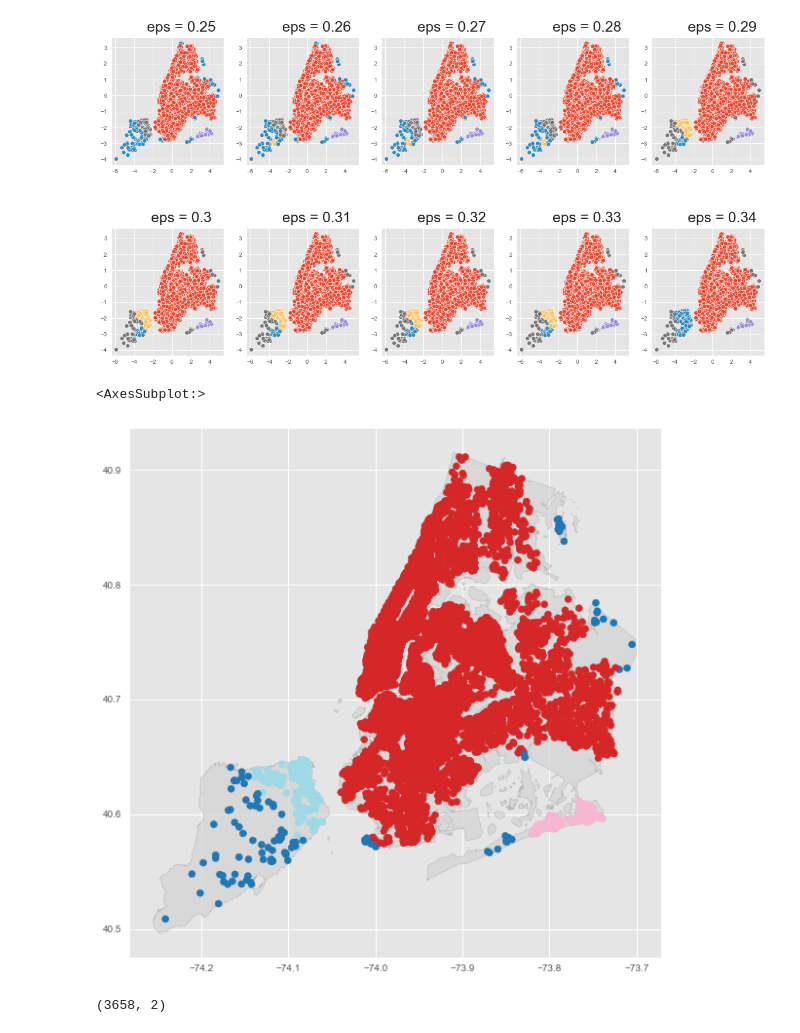
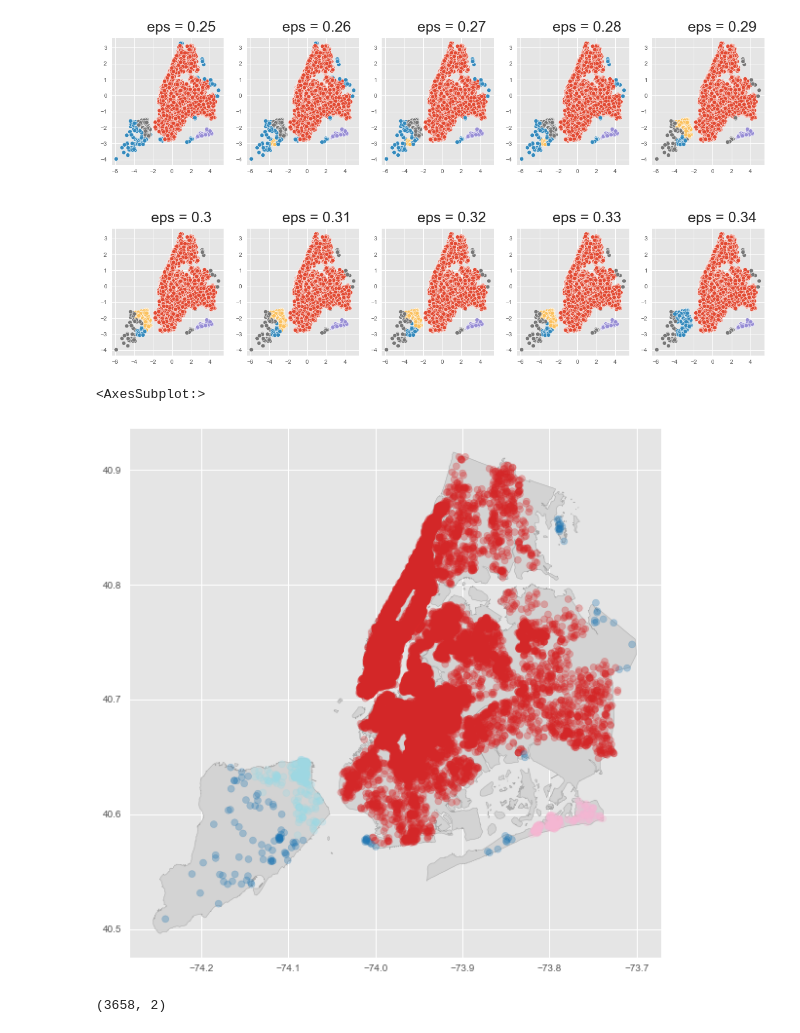
Before and after one commit to rickfontenot/airbnb, a Jupyter notebook: Lab3/Working/lab3_Puri2.ipynb, the cells around one changed output. Drawn from its saved outputs; the diff is of its cells as text; code cells hidden in the pictures.

```diff
--- a/Lab3/Working/lab3_Puri2.ipynb
+++ b/Lab3/Working/lab3_Puri2.ipynb
@@ -968,27 +968,27 @@ from shapely.geometry import Point
 # %%
 db_LatLong = listings_modeling[['latitude','longitude']]
 
 db = DBSCAN(eps=0.28, min_samples=22).fit(LatLong_std)
 
 db_LatLong['cluster'] = db.labels_
 
 geo_df = gpd.GeoDataFrame(db_LatLong.drop(['longitude', 'latitude'], axis=1),
                            crs={'init': 'epsg:4326'},
                            geometry=[Point(xy) for xy in zip(db_LatLong.longitude, db_LatLong.latitude)])
 
 # Set figure size
 fig, ax = plt.subplots(figsize=(10,10))
 ax.set_aspect('equal')
 
 # Import NYC Neighborhood Shape Files
 nyc_full = gpd.read_file('Shapefiles/neighborhoods_nyc.shp')
-nyc_full.plot(ax=ax, alpha=0.7, edgecolor='darkgrey', color='lightgrey', zorder=1)
+nyc_full.plot(ax=ax, edgecolor='darkgrey', color='lightgrey', zorder=1)
 
 # Plot coordinates from geo_df on top of NYC map
-geo_df.plot(ax=ax, column='cluster', cmap='tab20', zorder=1)
+geo_df.plot(ax=ax, column='cluster', cmap='tab20', alpha = 0.3, zorder=1)
 # %% [output]
 <AxesSubplot:>
-[figure, old version]
+[figure, new version]
 # %%
 Lat_val = listings_validation.latitude
 Long_val = listings_validation.longitude
```
Also changed, not shown: parts of 1 cell of this notebook.
